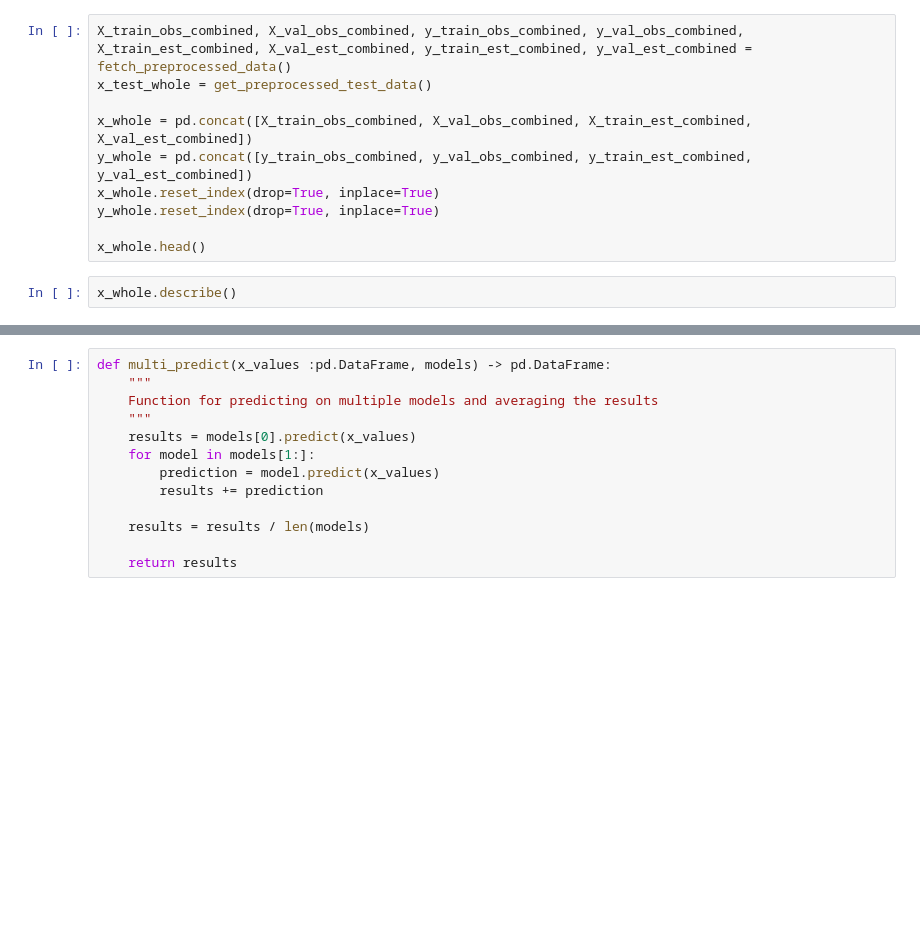
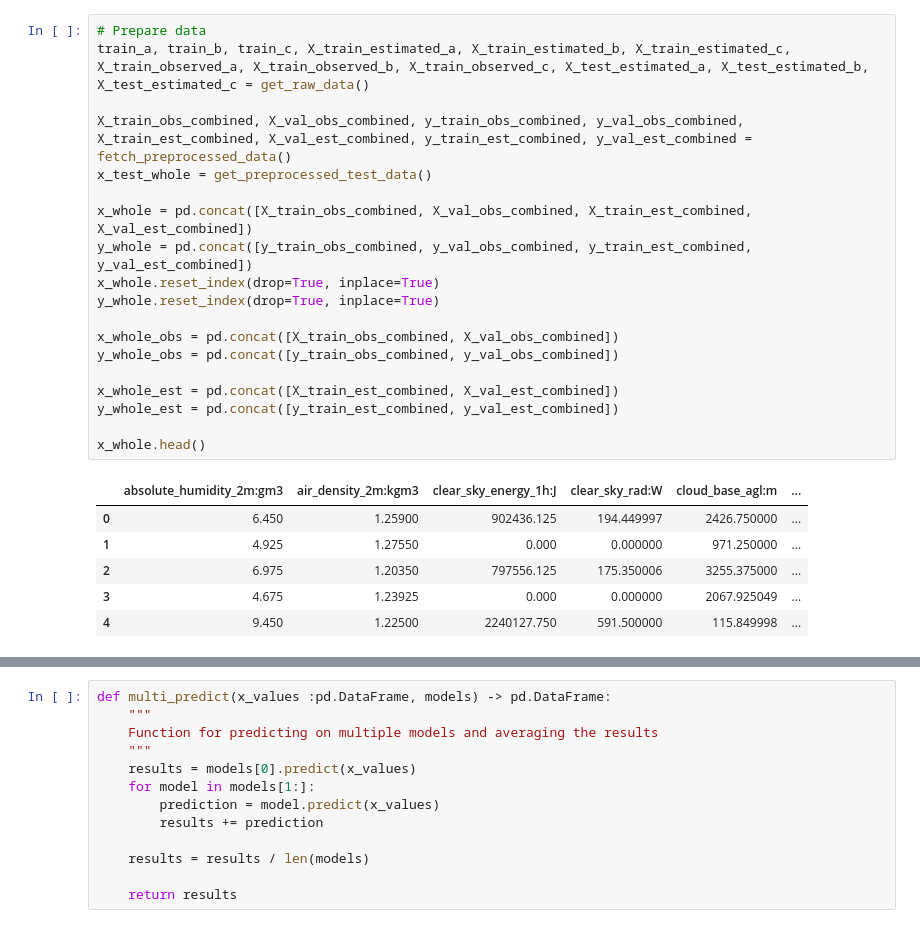
Before and after one commit to SverreNystad/power-predictor, a Jupyter notebook: catboost.ipynb, the cells around one changed output, grey strips where cells are left out. Cells and saved outputs as stored; diff of their text form; blank space fills up the shorter version.

```diff
--- a/catboost.ipynb
+++ b/catboost.ipynb
@@ -22,15 +44,29 @@ warnings.filterwarnings('ignore')
 # %%
+# Prepare data
+train_a, train_b, train_c, X_train_estimated_a, X_train_estimated_b, X_train_estimated_c, X_train_observed_a, X_train_observed_b, X_train_observed_c, X_test_estimated_a, X_test_estimated_b, X_test_estimated_c = get_raw_data()
+
 X_train_obs_combined, X_val_obs_combined, y_train_obs_combined, y_val_obs_combined, X_train_est_combined, X_val_est_combined, y_train_est_combined, y_val_est_combined = fetch_preprocessed_data()
 x_test_whole = get_preprocessed_test_data()
 
 x_whole = pd.concat([X_train_obs_combined, X_val_obs_combined, X_train_est_combined, X_val_est_combined])
 y_whole = pd.concat([y_train_obs_combined, y_val_obs_combined, y_train_est_combined, y_val_est_combined])
 x_whole.reset_index(drop=True, inplace=True)
 y_whole.reset_index(drop=True, inplace=True)
 
+x_whole_obs = pd.concat([X_train_obs_combined, X_val_obs_combined])
+y_whole_obs = pd.concat([y_train_obs_combined, y_val_obs_combined])
+
+x_whole_est = pd.concat([X_train_est_combined, X_val_est_combined])
+y_whole_est = pd.concat([y_train_est_combined, y_val_est_combined])
+
 x_whole.head()
+# %% [output]
+|  | absolute_humidity_2m:gm3 | air_density_2m:kgm3 | clear_sky_energy_1h:J | clear_sky_rad:W | cloud_base_agl:m | ... |
+| 0 | 6.450 | 1.25900 | 902436.125 | 194.449997 | 2426.750000 | ... |
+| 1 | 4.925 | 1.27550 | 0.000 | 0.000000 | 971.250000 | ... |
+| 2 | 6.975 | 1.20350 | 797556.125 | 175.350006 | 3255.375000 | ... |
+| 3 | 4.675 | 1.23925 | 0.000 | 0.000000 | 2067.925049 | ... |
+| 4 | 9.450 | 1.22500 | 2240127.750 | 591.500000 | 115.849998 | ... |
-# %%
-x_whole.describe()
 # %%
 from catboost import CatBoostRegressor, Pool
 from sklearn.model_selection import KFold
```
Also changed, not shown: parts of 6 cells of this notebook, 2 other files.
